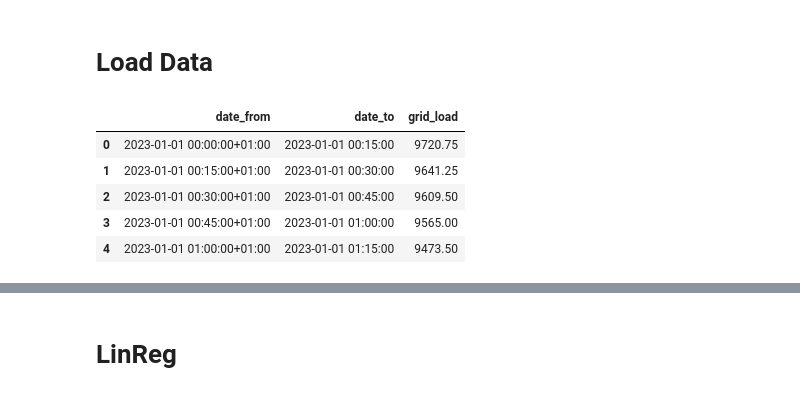
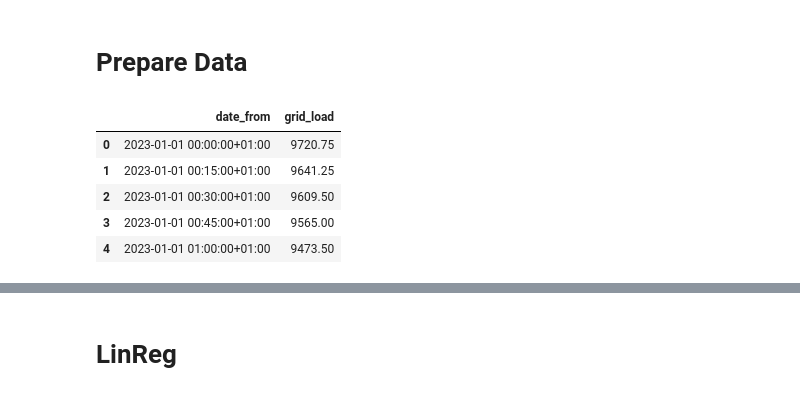
Before and after one commit to MischaDy/electricity-uq, a Jupyter notebook: energy_test.ipynb, the cells around one changed output, grey strips where cells are left out. Cells and saved outputs as stored; diff of their text form; code cells hidden in the pictures.

```diff
--- a/energy_test.ipynb
+++ b/energy_test.ipynb
@@ -1,36 +1,38 @@
 # %% [markdown]
-# Load Data
+# Prepare Data
 # %%
 import pandas as pd
 
 pd.options.mode.copy_on_write = True
 
-df = pd.read_csv('data_Energy_Germany/Realised_Demand_Germany_2023.csv', sep=';')
+YEARS = [2023]
 
-df.drop(['Residual Load [MWh]', 'Pumped Storage [MWh]'], axis=1, inplace=True)
-df.rename(columns={'Date from': 'date_from', 'Date to': 'date_to', 'Total (Grid Load) [MWh]': 'grid_load'}, inplace=True)
+df = pd.read_csv(f'data_Energy_Germany/Realised_Demand_Germany_{YEARS[0]}.csv', sep=';')
+
+df.drop(['Residual Load [MWh]', 'Pumped Storage [MWh]', 'Date to'], axis=1, inplace=True)
+df.rename(columns={'Date from': 'date_from', 'Total (Grid Load) [MWh]': 'grid_load'}, inplace=True)
 
 # convert to datetime columns
 
 df['date_from'] = pd.to_datetime(df['date_from'], format='%d.%m.%y %H:%M').dt.tz_localize('Europe/Berlin', ambiguous='infer')
 
-# handle date_to edge case where data contains 03:00 instead of 02:00 as duplicate DST value
-strange_idx = (df['date_to'] == '29.10.23 03:00').idxmax()
-df.loc[strange_idx, 'date_to'] = df['date_to'][strange_idx].replace('03:00', '02:00')
-df['date_to'] =  pd.to_datetime(df['date_to'], format='%d.%m.%y %H:%M')  # .dt.tz_localize('Europe/Berlin', ambiguous='infer')
+# # handle date_to edge case where data contains 03:00 instead of 02:00 as duplicate DST value
+# strange_idx = (df['date_to'] == '29.10.23 03:00').idxmax()
+# df.loc[strange_idx, 'date_to'] = df['date_to'][strange_idx].replace('03:00', '02:00')
+# df['date_to'] =  pd.to_datetime(df['date_to'], format='%d.%m.%y %H:%M')  # .dt.tz_localize('Europe/Berlin', ambiguous='infer')
 
 # convert to float column
 df.grid_load = df.grid_load.str.replace('.', '').str.replace(',', '.')  # clean float representation
 df = df.astype({'grid_load': float})
 
 df.head()
 # %% [output]
-|  | date_from | date_to | grid_load |
-| 0 | 2023-01-01 00:00:00+01:00 | 2023-01-01 00:15:00 | 9720.75 |
-| 1 | 2023-01-01 00:15:00+01:00 | 2023-01-01 00:30:00 | 9641.25 |
-| 2 | 2023-01-01 00:30:00+01:00 | 2023-01-01 00:45:00 | 9609.50 |
-| 3 | 2023-01-01 00:45:00+01:00 | 2023-01-01 01:00:00 | 9565.00 |
-| 4 | 2023-01-01 01:00:00+01:00 | 2023-01-01 01:15:00 | 9473.50 |
+|  | date_from | grid_load |
+| 0 | 2023-01-01 00:00:00+01:00 | 9720.75 |
+| 1 | 2023-01-01 00:15:00+01:00 | 9641.25 |
+| 2 | 2023-01-01 00:30:00+01:00 | 9609.50 |
+| 3 | 2023-01-01 00:45:00+01:00 | 9565.00 |
+| 4 | 2023-01-01 01:00:00+01:00 | 9473.50 |
 # %%
 # todo: handle date_to edge case more generally
 
```
Also changed, not shown: parts of 5 cells of this notebook.
